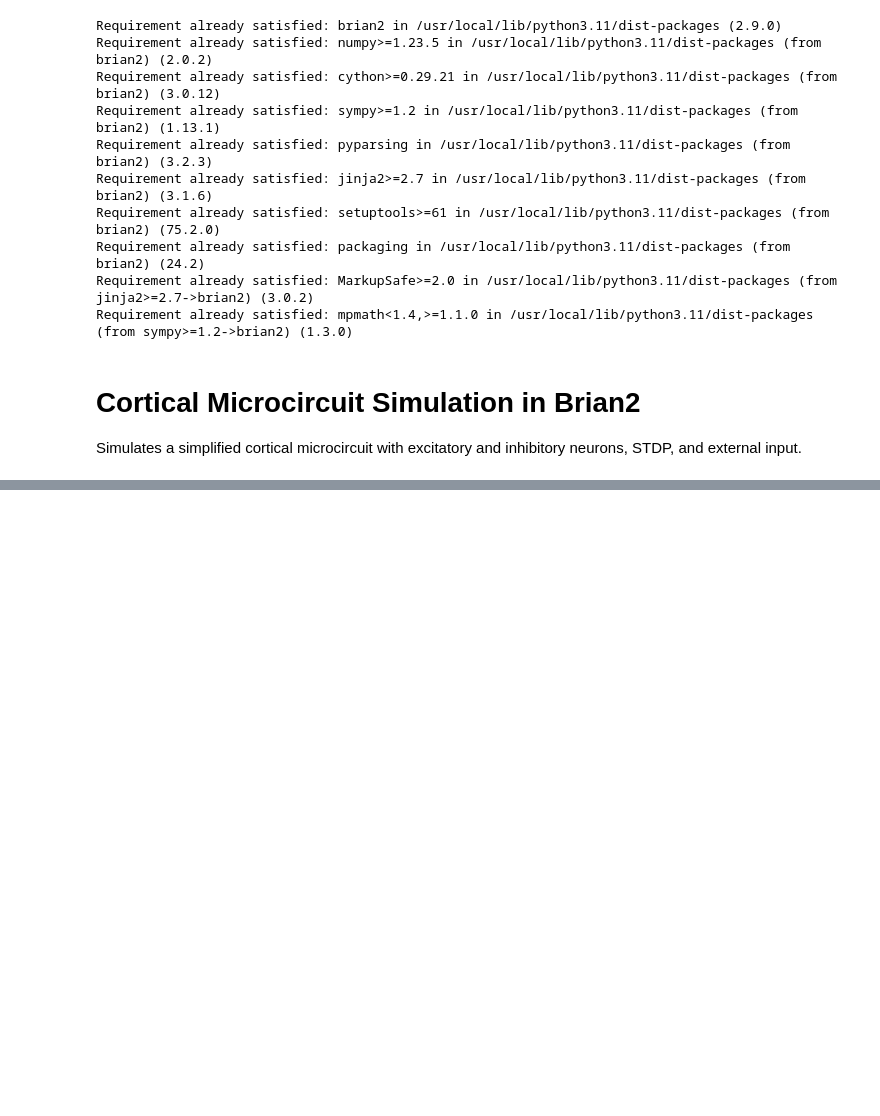
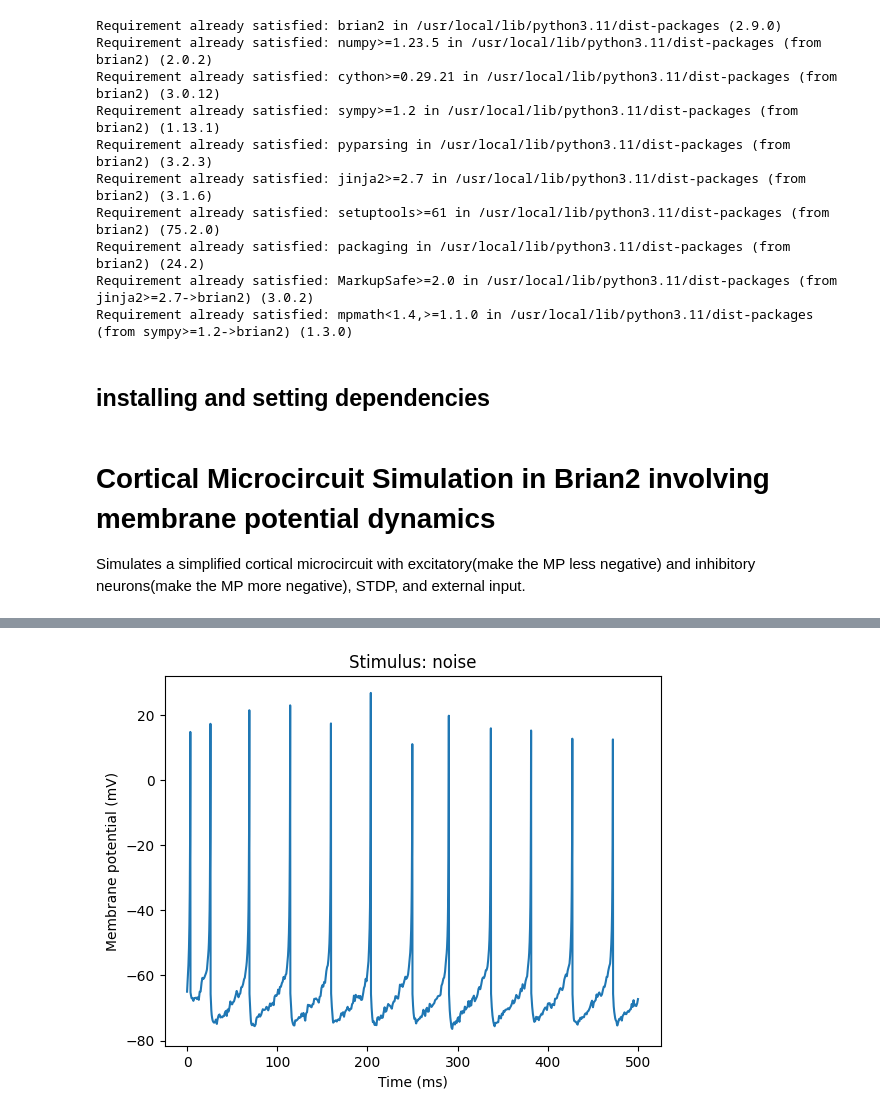
Before and after one commit to gaixen/BCS_recruitment, a Jupyter notebook: Mission Synaptech: Save Dr. Z’s Mind/demo-solution.ipynb, the cells around one changed output, grey strips where cells are left out. Cells and saved outputs as stored; diff of their text form; code cells hidden in the pictures; blank space fills up the shorter version.

```diff
--- a/Mission Synaptech: Save Dr. Z’s Mind/demo-solution.ipynb
+++ b/Mission Synaptech: Save Dr. Z’s Mind/demo-solution.ipynb
@@ -13,3 +13,5 @@ Requirement already satisfied: setuptools>=61 in /usr/local/lib/python3.11/dist-
 Requirement already satisfied: packaging in /usr/local/lib/python3.11/dist-packages (from brian2) (24.2)
 Requirement already satisfied: MarkupSafe>=2.0 in /usr/local/lib/python3.11/dist-packages (from jinja2>=2.7->brian2) (3.0.2)
 Requirement already satisfied: mpmath<1.4,>=1.1.0 in /usr/local/lib/python3.11/dist-packages (from sympy>=1.2->brian2) (1.3.0)
+# %% [markdown]
+## installing and setting dependencies
@@ -16,4 +23,4 @@ Requirement already satisfied: mpmath<1.4,>=1.1.0 in /usr/local/lib/python3.11/d
 # %% [markdown]
-# Cortical Microcircuit Simulation in Brian2
-Simulates a simplified cortical microcircuit with excitatory and inhibitory neurons, STDP, and external input.
+# Cortical Microcircuit Simulation in Brian2 involving membrane potential dynamics
+Simulates a simplified cortical microcircuit with excitatory(make the MP less negative) and inhibitory neurons(make the MP more negative), STDP, and external input.
 # %%
@@ -24,0 +30,42 @@ duration = 500*ms  # Total time
+# %%
+#Izhikevich model
+#setting the values of parameters
+#all standard values are taken from "Simple Model of Spiking Neurons" by Eugene M. Izhikevich
+a,b,c,d = 0.02/ms, 0.2/ms, -65*mV, 8*mV/ms
+
+eqs = '''
+dv/dt = (0.04/ms/mV)*v**2 + 5/ms*v + 140*mV/ms - u + I : volt
+du/dt = a*(b*v - u) : volt/second
+I : volt/second
+'''
+#after a spike v is set to c and u is increased by an amount of d
+reset = '''
+v = c
+u += d
+'''
+#in Neurongroup no of neurons is set to 1
+neuron = NeuronGroup(1, eqs, threshold='v > 30*mV', reset=reset, method='euler')
+neuron.v = -65*mV
+neuron.u = b * neuron.v
+#set the stimulation type to 'constant', 'pulse', or 'noise'
+stim_type = 'noise'
+if stim_type == 'constant':
+    neuron.I = 10*mV/ms
+elif stim_type == 'pulse':
+    I_timed = TimedArray([0, 10, 10, 0]*50*mV/ms, dt=1*ms)
+    neuron.run_regularly('I = I_timed(t)', dt=1*ms)
+elif stim_type == 'noise':
+    @network_operation(dt=1*ms)
+    def update_input():
+        neuron.I = (10 + randn())*mV/ms
+
+mon = StateMonitor(neuron, 'v', record=0)
+
+run(duration)
+#plotting the membrane potential dynamics(heartbeat of neuron:))
+plot(mon.t/ms, mon.v[0]/mV)
+xlabel('Time (ms)')
+ylabel('Membrane potential (mV)')
+title(f'Stimulus: {stim_type}')
+show()
+# %% [output]
@@ -25 +92,2 @@ duration = 500*ms  # Total time
+[figure, added]
 # %%
```
Also changed, not shown: parts of 13 cells of this notebook.
